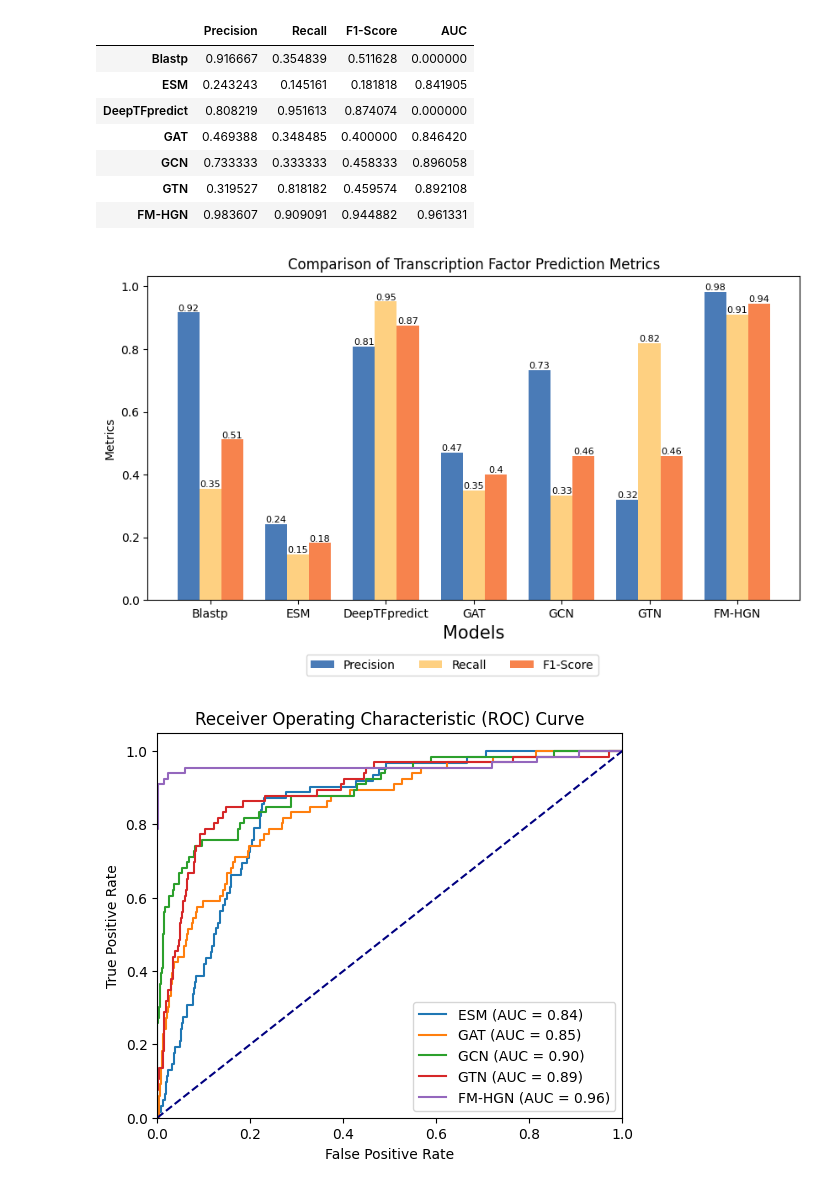
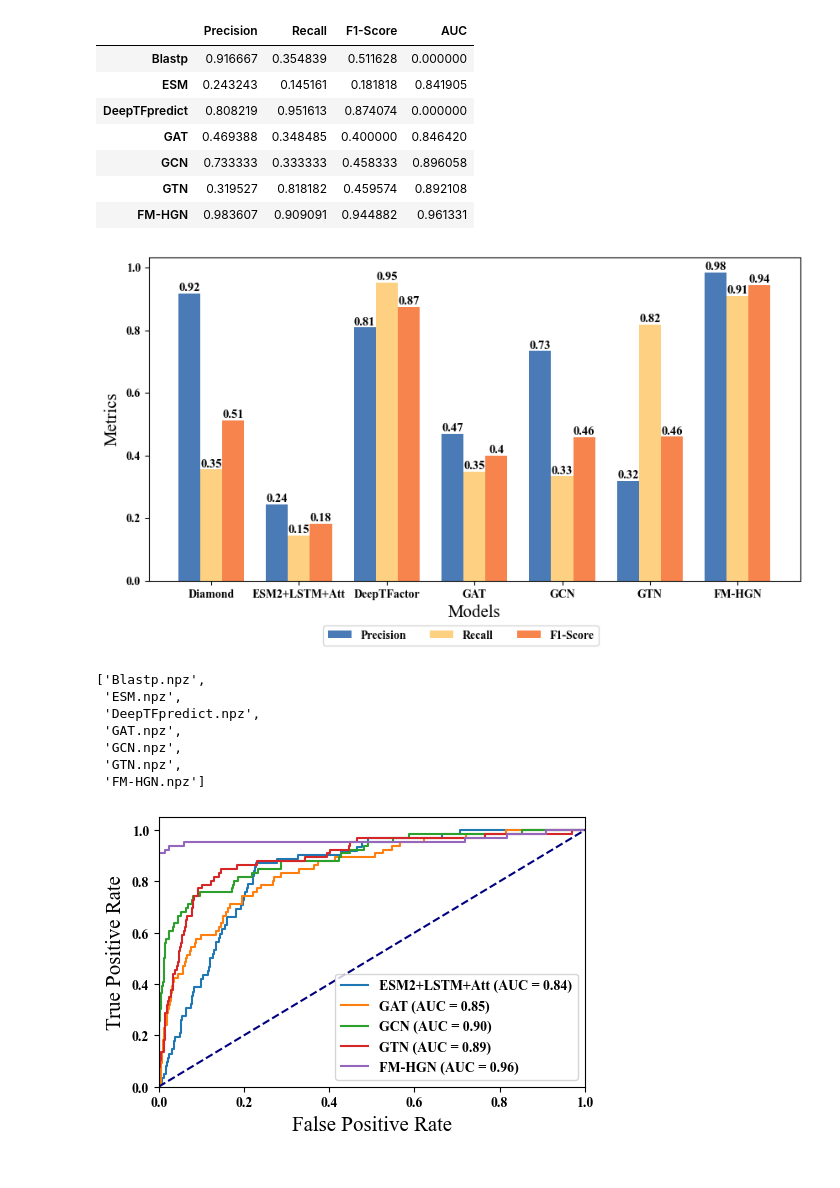
Before and after one commit to Suchcools/Ecoli_HGNN, a Jupyter notebook: task/TF/analysis/baseline.ipynb, the cells around one changed output. Saved outputs shown, nothing was run; the diff lists cells and outputs as text; code cells hidden in the pictures.

```diff
--- a/task/TF/analysis/baseline.ipynb
+++ b/task/TF/analysis/baseline.ipynb
@@ -6,7 +6,8 @@ import numpy as np
 import os
 from sklearn.metrics import roc_curve, auc
 import matplotlib.pyplot as plt
-
+plt.rcParams['font.family'] = 'Times New Roman'
+plt.rcParams['font.weight'] = 'bold'
 root_path = "../output/baseline"
 class_label_to_calculate = 1
 metric_list = os.listdir(root_path)
@@ -92,54 +105,62 @@ result_df
 # %%
 import matplotlib.pyplot as plt
 
 # Index representing the models
-models = [x.replace(".npz","") for x in metric_list]
+models = ['Diamond', 'ESM2+LSTM+Att', 'DeepTFactor', 'GAT', 'GCN', 'GTN', 'FM-HGN']
 
 # Plotting
 fig, ax = plt.subplots(figsize=(10, 5))
 
 bar_width = 0.25
 bar_positions = [i for i in range(len(models))]
 colors = ['#4A7BB7', '#FED081', '#F7834D']
 for i, metric in enumerate(['Precision', 'Recall', 'F1-Score']):
     bars = ax.bar([pos + i * bar_width for pos in bar_positions], result_df[metric], width=bar_width, label=metric, color=colors[i])
     for bar in bars:
         yval = bar.get_height()
-        ax.text(bar.get_x() + bar.get_width()/2, yval, round(yval, 2), ha='center', va='bottom', color='black', fontsize=8)
+        ax.text(bar.get_x() + bar.get_width()/2, yval, round(yval, 2), ha='center', va='bottom', color='black', fontsize=10.5)
 
 # Customize plot
 ax.set_xticks([pos + bar_width for pos in bar_positions])
 ax.set_xticklabels(models)
 ax.set_xlabel('Models',size=15)
-ax.set_ylabel('Metrics')
-ax.set_title('Comparison of Transcription Factor Prediction Metrics')
-ax.legend(bbox_to_anchor=(0.7, -0.15),ncol=3)
-plt.savefig("plot/baseline.png", dpi=300)
+ax.set_ylabel('Metrics',size=15)
+# ax.set_title('Comparison of Transcription Factor Prediction Metrics')
+ax.legend(bbox_to_anchor=(0.7, -0.12),ncol=3)
+plt.savefig("plot/baseline.png", dpi=600, bbox_inches = 'tight')
 plt.show()
 # %% [output]
-[figure, old version]
+[figure, new version]
+# %%
+metric_list
+# %% [output]
+['Blastp.npz',
+ 'ESM.npz',
+ 'DeepTFpredict.npz',
+ 'GAT.npz',
+ 'GCN.npz',
+ 'GTN.npz',
+ 'FM-HGN.npz']
 # %%
 # Plot ROC curves for each model
-plt.figure(figsize=(6, 5))
+plt.figure(figsize=(5.5, 3.5))
 for metric_file in metric_list:
     model_name = metric_file.replace(".npz", "")
     file_path = os.path.join(root_path, metric_file)
-
     # Skip non-npz files
     if not metric_file.endswith('.npz') or (metric_file in ['Blastp.npz','DeepTFpredict.npz']):
         continue
 
     _, _, _, fpr, tpr, _ = calculate_metrics(file_path, class_label_to_calculate)
-    plt.plot(fpr, tpr, label=f'{model_name} (AUC = {result_df.loc[model_name]["AUC"]:.2f})')
+    plt.plot(fpr, tpr, label=f'{"ESM2+LSTM+Att" if model_name=="ESM" else model_name} (AUC = {result_df.loc[model_name]["AUC"]:.2f})')
 
 plt.plot([0, 1], [0, 1], color='navy', linestyle='--')
 plt.xlim([0.0, 1.0])
 plt.ylim([0.0, 1.05])
-plt.xlabel('False Positive Rate')
-plt.ylabel('True Positive Rate')
-plt.title('Receiver Operating Characteristic (ROC) Curve')
+plt.xlabel('False Positive Rate', size=15)
+plt.ylabel('True Positive Rate', size=15)
 plt.legend(loc="lower right")
-plt.savefig("plot/roc.png", dpi=300)
+plt.savefig("plot/roc.png", dpi=600, bbox_inches = 'tight')
 plt.show()
 # %% [output]
-[figure, old version]
+[figure, new version]
```
Also changed, not shown: parts of 1 cell of this notebook, 23 other files.
